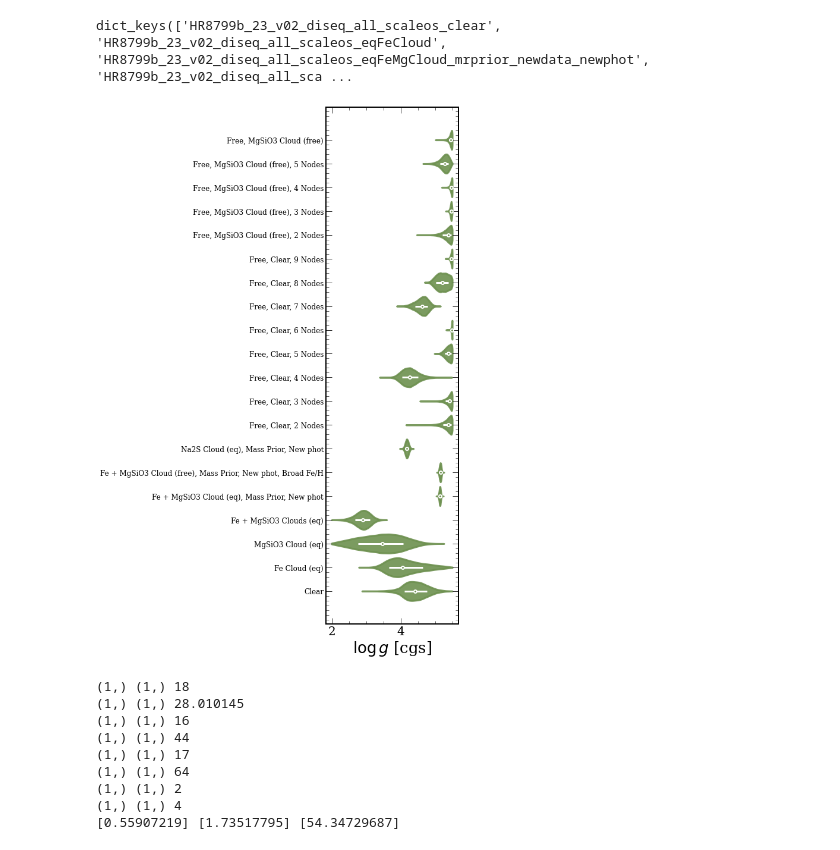
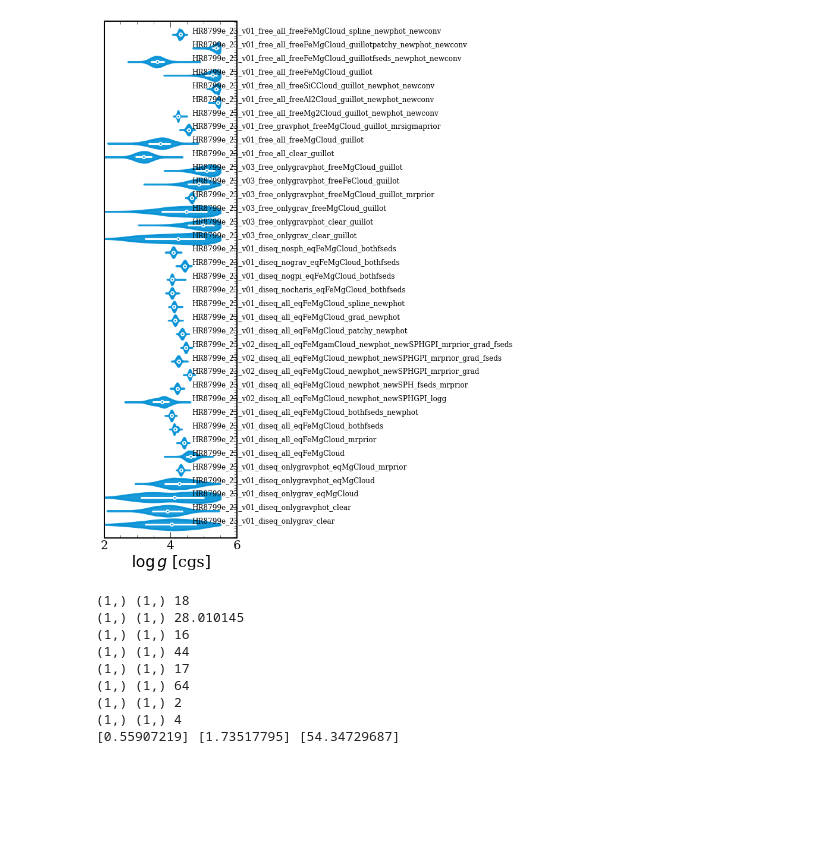
Before and after one commit to nenasedk/PhDNotebooks2, a Jupyter notebook: AnalysePostEqualWeights.ipynb, the cells around one changed output. Drawn from its saved outputs; the diff is of its cells as text; code cells hidden in the pictures; blank space fills up the shorter version.

Commit message:
Better multiretrieval analysis, can now automatically read in a retrieval for evaluation.

```diff
--- a/AnalysePostEqualWeights.ipynb
+++ b/AnalysePostEqualWeights.ipynb
@@ -399,7 +426,3 @@ df_complex["HR8799b_23_v02_diseq_all_scaleos_clear"]
-# %%
-samples.keys()
-# %% [output]
-dict_keys(['HR8799b_23_v02_diseq_all_scaleos_clear', 'HR8799b_23_v02_diseq_all_scaleos_eqFeCloud', 'HR8799b_23_v02_diseq_all_scaleos_eqFeMgCloud_mrprior_newdata_newphot', 'HR8799b_23_v02_diseq_all_sca ...
 # %%
 def adjacent_values(vals, q1, q3):
     upper_adjacent_value = q3 + (q3 - q1) * 1.5
@@ -417,7 +440,8 @@ def make_violin_plot(sample_dict,
                      xlabel = None,
                      planet = "",
                      tag = "",
-                     normalize = 1):
+                     normalize = 1,
+                     vline = None):
     fig, ax = plt.subplots(figsize = (4,16))
     data = []
     label_dict = {}
@@ -431,6 +455,11 @@ def make_violin_plot(sample_dict,
     label_dict["mass"] = r"Mass [M$_{\rm Jup}$]"
     label_dict["Teff"] = r"T$_{\rm Eff}$ [K}]"
 
+    param_borders = {}
+    param_borders["Fe/H"] = (-0.55,2.55)
+    param_borders["C/O"] = (-0.1,1.1)
+    param_borders["R_pl"] = (0.55,1.5)
+    param_borders["log_g"] = (2,6)
 
     if planet != "":
         facecolour=colour_dict[planet],
@@ -482,14 +511,21 @@ def make_violin_plot(sample_dict,
     ax.hlines(inds, quantile1, quantile3, color='w', linestyle='-', lw=3)
     ax.scatter(medians,inds,marker = 'o', color = facecolour, edgecolors='w',linewidths=2,s=24,zorder = 50)
 
+    if vline is not None:
+        ax.axvline(vline,-1,inds[-1]+3, color = 'darkgray',linestyle = '--', linewidth = 4,zorder = 0)
+        ax.set_ylim(0,inds[-1]+1)
     if xlabel is not None:
         ax.set_xlabel(xlabel)
     elif parameter in label_dict.keys():
         ax.set_xlabel(label_dict[parameter])
     else:
         ax.set_xlabel(parameter)
+    if parameter in param_borders.keys():
+        ax.set_xlim(param_borders[parameter])
 
-    ax.set_yticks(inds)
+    ax.yaxis.tick_right()
+    ax.tick_params(axis="y",direction="in", pad = -75)
+    ax.set_yticks(inds+0.3)
     ax.set_yticklabels(labels_use,  fontsize = 12)
     #ax.set_xlabel("Varying Models + Data Inclusion")
     plt.savefig(f"plots/HR8799{planet}_{parameter.replace('/','_')}_violinplot_{tag}_{version}.pdf",bbox_inches='tight')
@@ -630,12 +673,16 @@ retrievals_d = ['HR8799d_23_v01_diseq_onlygrav_clear',
-# %%
-make_violin_plot(samples,
-                 retrievals_b,
-                 "log_g",
-                 labels = short_names_b,
-                 planet = "b",
-                 normalize = 1)
-# %% [output]
-[figure, removed]
+# %%
+#snames_temp = []
+#for i,ret in enumerate(retrievals_d):
+#    snames_temp.append(f"Model {i}")
+make_violin_plot(samples,
+                 retrievals_e,
+                 "log_g",
+                 #labels = snames_temp,
+                 planet = "e",
+                 normalize = 1.0,
+                 vline = 0.0)
+# %% [output]
+[figure, added]
 # %%
 retrievals_b_best = [#'HR8799b_23_v02_diseq_all_scaleos_clear',
               #'HR8799b_23_v02_diseq_all_scaleos_eqFeCloud',
```
Also changed, not shown: parts of 11 cells of this notebook, 5 other files.
